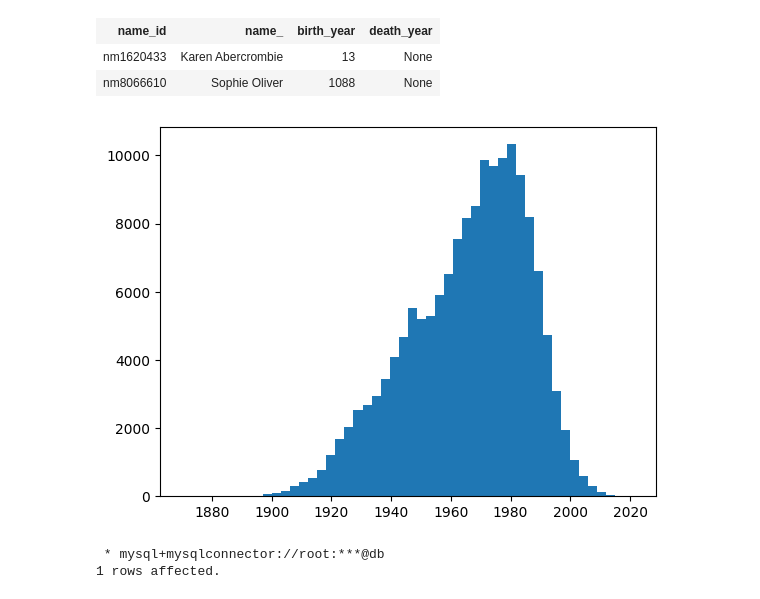
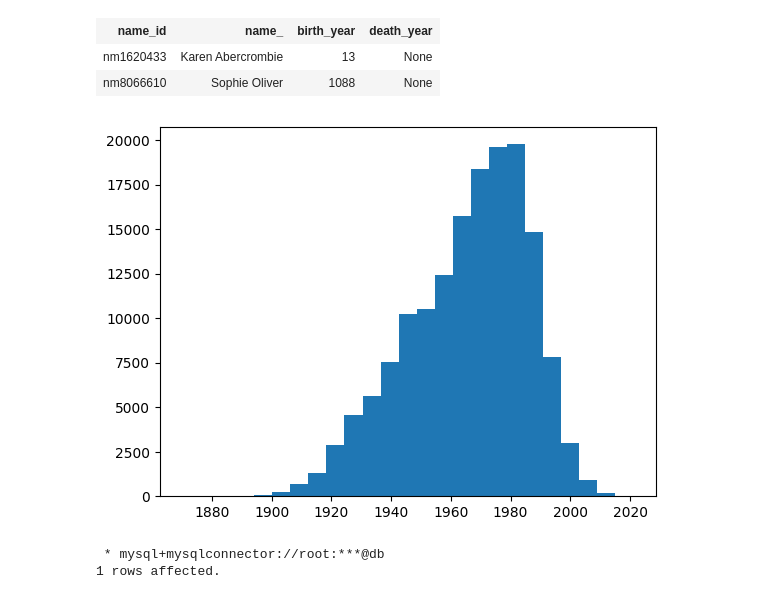
Before and after one commit to gulbord/MAPD-B, a Jupyter notebook: mysql/notebooks/MySQL.ipynb, the cells around one changed output. Saved outputs shown, nothing was run; the diff lists cells and outputs as text; code cells hidden in the pictures.

```diff
--- a/mysql/notebooks/MySQL.ipynb
+++ b/mysql/notebooks/MySQL.ipynb
@@ -1702,10 +1974,10 @@ WHERE (birth_year < 1850);
 | nm8066610 | Sophie Oliver | 1088 | None |
 # %%
 dbc.execute("SELECT birth_year FROM Names_ WHERE birth_year > 1850")
-plt.hist([i[0] for i in dbc.fetchall()], bins=50)
+plt.hist([i[0] for i in dbc.fetchall()], bins="doane")
 plt.show()
 # %% [output]
-[figure, old version]
+[figure, new version]
 # %%
 %%sql
 
```
Also changed, not shown: parts of 55 cells of this notebook.
